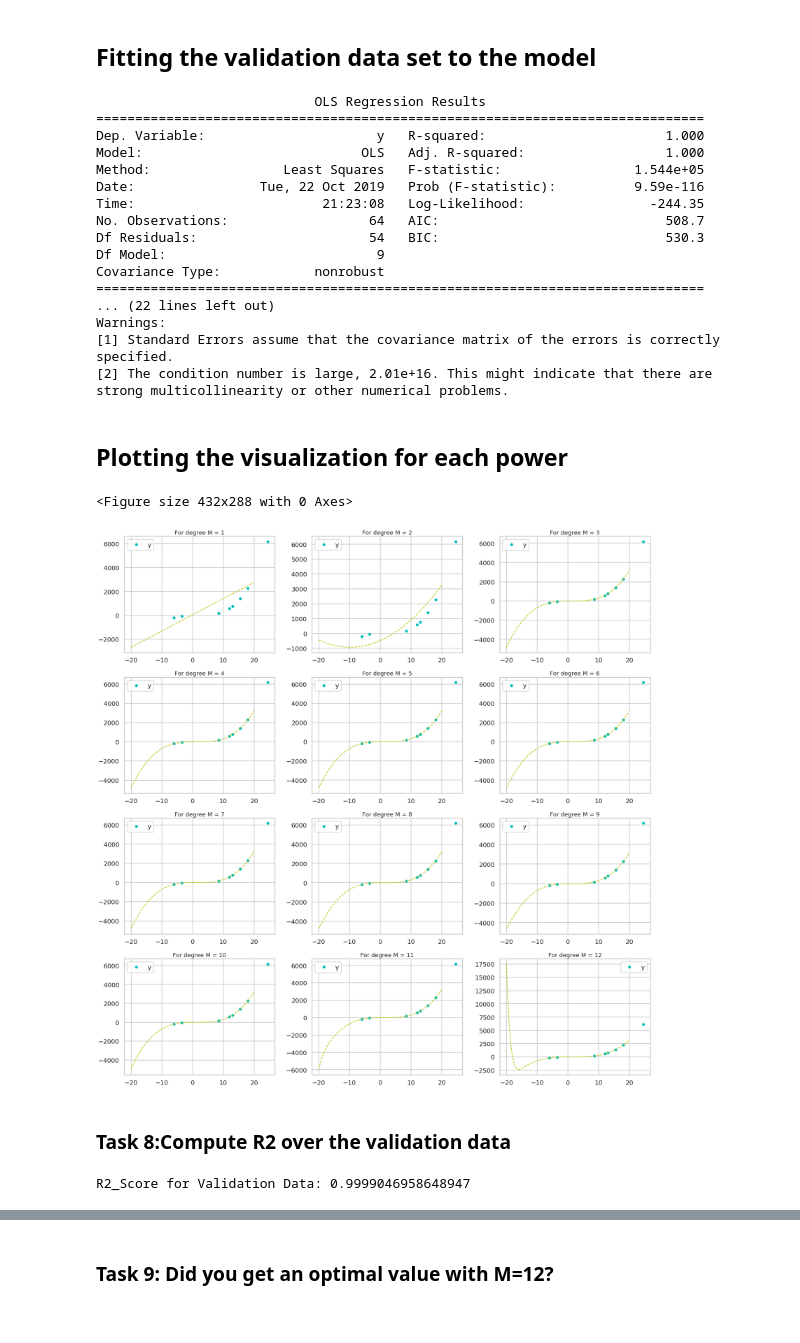
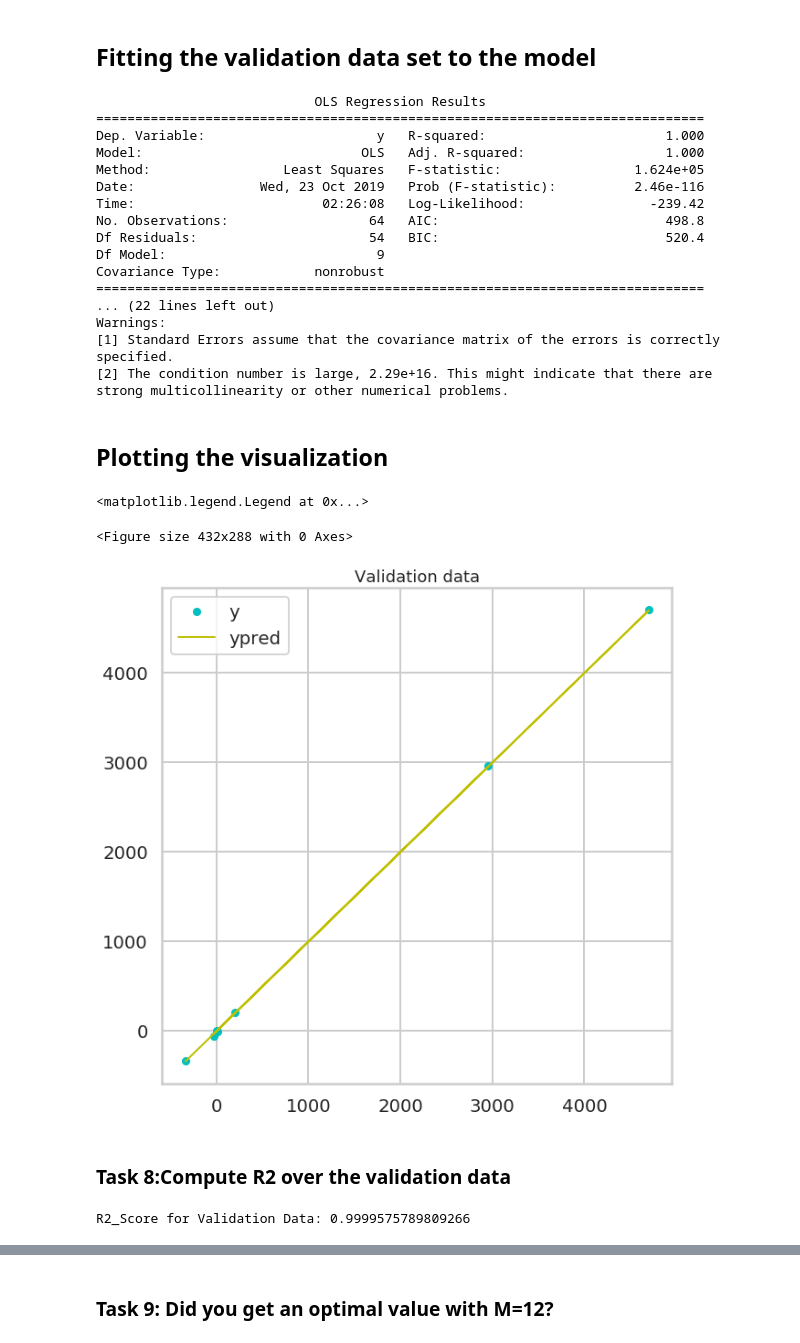
Before and after one commit to pratikwatwani/Applied-Data-Science, a Jupyter notebook: Session 02/Linear_Regression_w_Polynomials_and_Scaling.ipynb, the cells around one changed output, grey strips where cells are left out. Cells and saved outputs as stored; diff of their text form; code cells hidden in the pictures.

```diff
--- a/Session 02/Linear_Regression_w_Polynomials_and_Scaling.ipynb
+++ b/Session 02/Linear_Regression_w_Polynomials_and_Scaling.ipynb
@@ -100,12 +102,12 @@ ax.legend()
 # %%
-temp_data['Sq_2']=temp_data.x*np.sqrt(2)
+tt['Sq_2']=tt.x*np.sqrt(2)
 # %% [markdown]
 ### Task 6: Fit a regression model to it,now with 2 regressor variables and also visualize the results
 # %% [markdown]
 ## Regression fit to 'x' and 'Square root x'
 # %%
-lm = smf.ols(formula='y~x+Sq_2', data = temp_data).fit()
-temp_data['2_regressor_prediction'] = lm.predict()
+#lm1 = smf.ols(formula='y~x+Sq_2', data = tt).fit()
+tt['2_regressor_prediction'] = lm.predict(tt)
 
 print(lm.summary())
 # %% [output]
@@ -158,7 +160,7 @@ temp_data.head()
 # %%
 R2 = []; Params = []
 for M in range(1,M+1):
-    lm = smf.ols(formula = 'y~'+'+'.join(['x%d'%p for p in range(1,M+1)]), data = temp_data).fit()
+    lm = smf.ols(formula = 'y~x'+'+'*(M>1)+'+'.join(['x%d'%p for p in range(2,M+1)]), data = temp_data).fit()
     R2.append(lm.rsquared)
     Params.append(lm.params)
 
@@ -192,7 +194,7 @@ for M in range(1,M+1):
 
     plt.subplot(4,3,M)
 
-    x_fit = np.linspace(-20,20,100)
+    x_fit = np.linspace(-20,40,100)
     y_fit = pd.DataFrame(np.matrix([x_fit**k for k in range( M+1)]).T, columns = Params[M-1].index).mul(Params[M-1], 1).sum(1)
 
 
@@ -225,53 +227,62 @@ temp_valid.head()
 ## Fitting the validation data set to the model
 # %%
 temp_valid['ypred']=lm.predict(temp_valid)
-
 print(lm.summary())
 # %% [output]
                             OLS Regression Results
 ==============================================================================
 Dep. Variable:                      y   R-squared:                       1.000
 Model:                            OLS   Adj. R-squared:                  1.000
-Method:                 Least Squares   F-statistic:                 1.544e+05
-Date:                Tue, 22 Oct 2019   Prob (F-statistic):          9.59e-116
-Time:                        21:23:08   Log-Likelihood:                -244.35
-No. Observations:                  64   AIC:                             508.7
-Df Residuals:                      54   BIC:                             530.3
+Method:                 Least Squares   F-statistic:                 1.624e+05
+Date:                Wed, 23 Oct 2019   Prob (F-statistic):          2.46e-116
+Time:                        02:26:08   Log-Likelihood:                -239.42
+No. Observations:                  64   AIC:                             498.8
+Df Residuals:                      54   BIC:                             520.4
 Df Model:                           9
 Covariance Type:            nonrobust
 ==============================================================================
 ... (22 lines left out)
 Warnings:
 [1] Standard Errors assume that the covariance matrix of the errors is correctly specified.
-[2] The condition number is large, 2.01e+16. This might indicate that there are
+[2] The condition number is large, 2.29e+16. This might indicate that there are
 strong multicollinearity or other numerical problems.
 # %% [markdown]
-## Plotting the visualization for each power
+## Plotting the visualization
 # %%
-plt.clf()
+'''plt.clf()
 plt.figure(figsize = (25,25))
 
 
 for M in range(1,M+1):
 
     plt.subplot(4,3,M)
 
     x_fit = np.linspace(-20,20,100)
     y_fit = pd.DataFrame(np.matrix([x_fit**k for k in range( M+1)]).T, columns = Params[M-1].index).mul(Params[M-1], 1).sum(1)
 
 
     plt.plot(temp_valid.x1, temp_valid.y, 'co', markersize = 8)
     plt.plot(x_fit, y_fit, 'y--', lw = 2)
     plt.title('For degree M = %d'%(M), fontsize = 18)
 
     plt.legend()
-    plt.tight_layout()
+    plt.tight_layout()'''
+
+
+plt.clf()
+plt.figure(figsize = (10,10))
+plt.plot(temp_valid.ypred, temp_valid.y, 'co', markersize = 8)
+plt.plot(temp_valid.ypred, temp_valid.ypred, 'y-', lw =2)
+plt.title('Validation data', fontsize = 18)
+
+plt.legend()
 # %% [output]
-<Figure size 432x288 with 0 Axes>
+<matplotlib.legend.Legend at 0x...>
+<Figure size 432x288 with 0 Axes>
-[figure, old version]
+[figure, new version]
 # %% [markdown]
 ### Task 8:Compute R2 over the validation data
 # %%
 print("R2_Score for Validation Data: {}".format(r2_score(temp_valid.y, temp_valid.ypred)))
 # %% [output]
-R2_Score for Validation Data: 0.9999046958648947
+R2_Score for Validation Data: 0.9999575789809266
```
Also changed, not shown: parts of 25 cells of this notebook.
